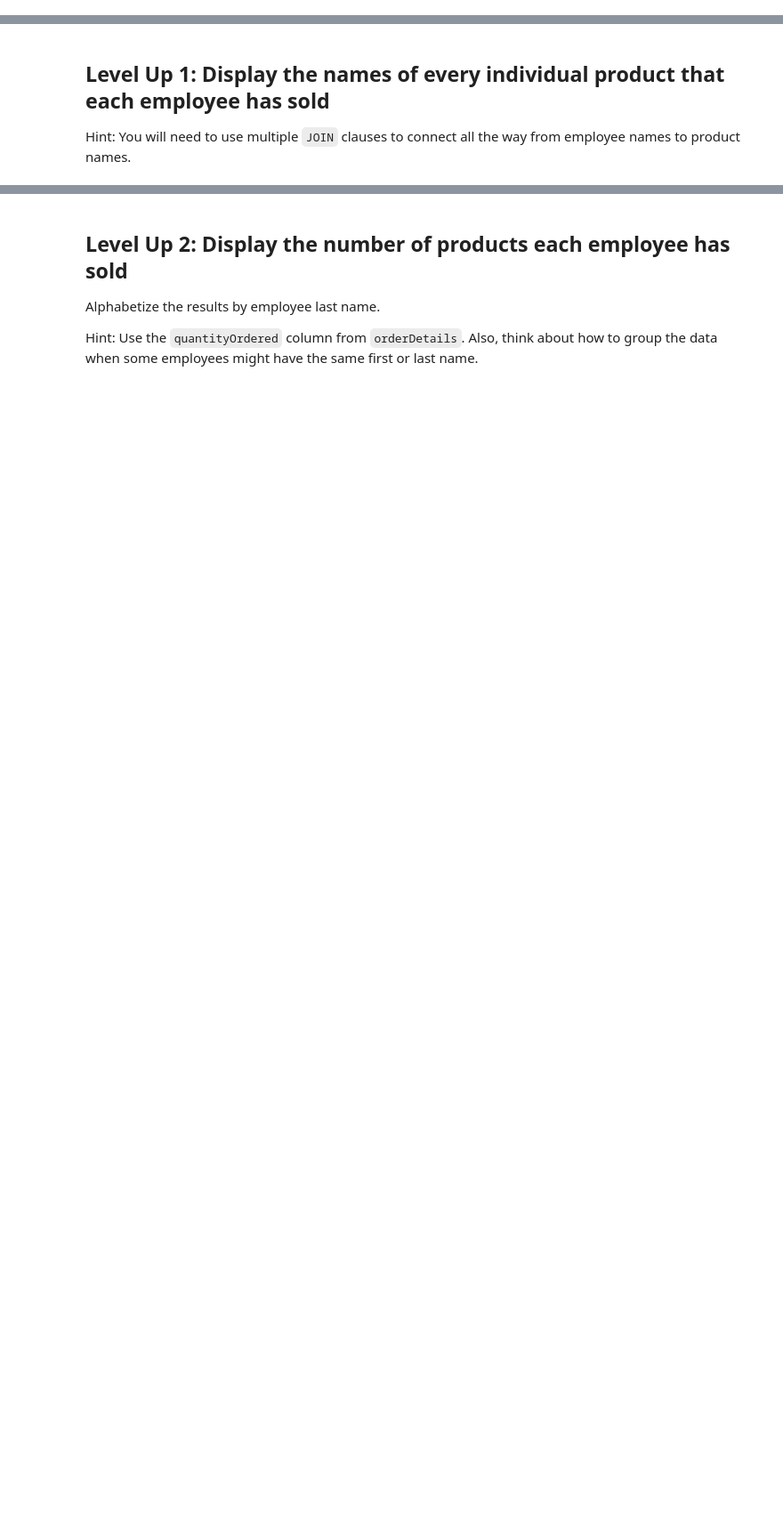
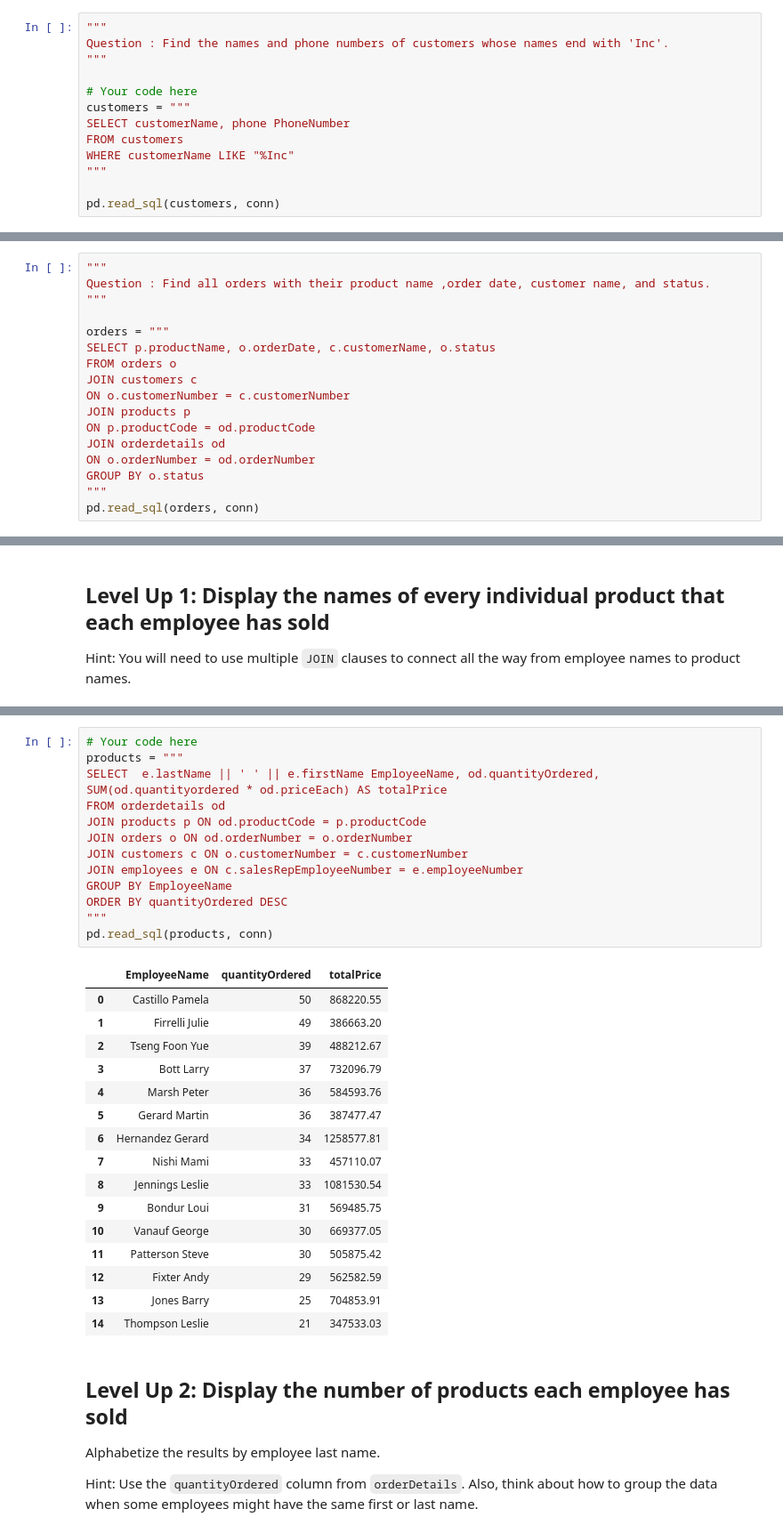
Before and after one commit to DebbieMOmondi/dsc-join-statements-lab, a Jupyter notebook: index.ipynb, the cells around one changed output, grey strips where cells are left out. Shown at 89% size. Saved outputs shown, nothing was run; the diff lists cells and outputs as text; blank space fills up the shorter version.

```diff
--- a/index.ipynb
+++ b/index.ipynb
@@ -93,0 +155,13 @@ Question 3
+# %%
+"""
+Question : Find the names and phone numbers of customers whose names end with 'Inc'.
+"""
+
+# Your code here
+customers = """
+SELECT customerName, phone PhoneNumber
+FROM customers
+WHERE customerName LIKE "%Inc"
+"""
+
+pd.read_sql(customers, conn)
@@ -93,0 +258,17 @@ Question 3
+# %%
+"""
+Question : Find all orders with their product name ,order date, customer name, and status.
+"""
+
+orders = """
+SELECT p.productName, o.orderDate, c.customerName, o.status
+FROM orders o
+JOIN customers c
+ON o.customerNumber = c.customerNumber
+JOIN products p
+ON p.productCode = od.productCode
+JOIN orderdetails od
+ON o.orderNumber = od.orderNumber
+GROUP BY o.status
+"""
+pd.read_sql(orders, conn)
@@ -100,3 +338,33 @@ Hint: You will need to use multiple `JOIN` clauses to connect all the way from e
+# %%
+# Your code here
+products = """
+SELECT  e.lastName || ' ' || e.firstName EmployeeName, od.quantityOrdered, SUM(od.quantityordered * od.priceEach) AS totalPrice
+FROM orderdetails od
+JOIN products p ON od.productCode = p.productCode
+JOIN orders o ON od.orderNumber = o.orderNumber
+JOIN customers c ON o.customerNumber = c.customerNumber
+JOIN employees e ON c.salesRepEmployeeNumber = e.employeeNumber
+GROUP BY EmployeeName
+ORDER BY quantityOrdered DESC
+"""
+pd.read_sql(products, conn)
+# %% [output]
+|  | EmployeeName | quantityOrdered | totalPrice |
+| 0 | Castillo Pamela | 50 | 868220.55 |
+| 1 | Firrelli Julie | 49 | 386663.20 |
+| 2 | Tseng Foon Yue | 39 | 488212.67 |
+| 3 | Bott Larry | 37 | 732096.79 |
+| 4 | Marsh Peter | 36 | 584593.76 |
+| 5 | Gerard Martin | 36 | 387477.47 |
+| 6 | Hernandez Gerard | 34 | 1258577.81 |
+| 7 | Nishi Mami | 33 | 457110.07 |
+| 8 | Jennings Leslie | 33 | 1081530.54 |
+| 9 | Bondur Loui | 31 | 569485.75 |
+| 10 | Vanauf George | 30 | 669377.05 |
+| 11 | Patterson Steve | 30 | 505875.42 |
+| 12 | Fixter Andy | 29 | 562582.59 |
+| 13 | Jones Barry | 25 | 704853.91 |
+| 14 | Thompson Leslie | 21 | 347533.03 |
 # %% [markdown]
 ## Level Up 2: Display the number of products each employee has sold
 
```
Also changed, not shown: parts of 22 cells of this notebook.
